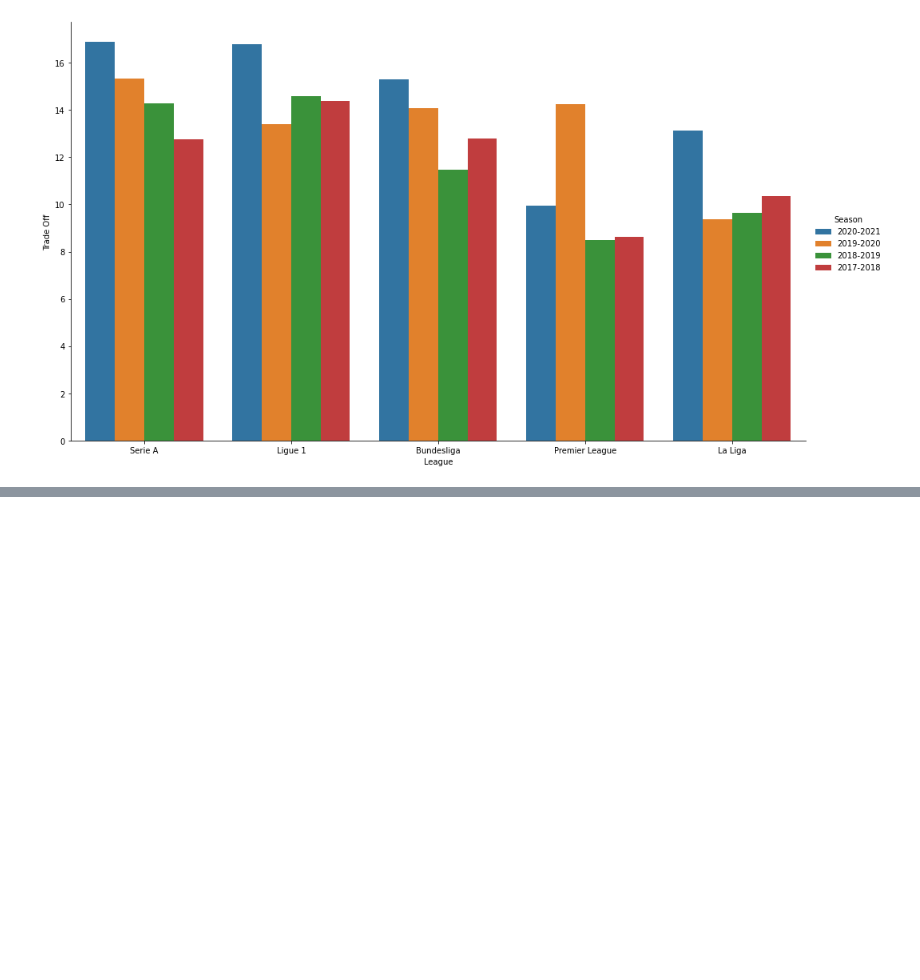
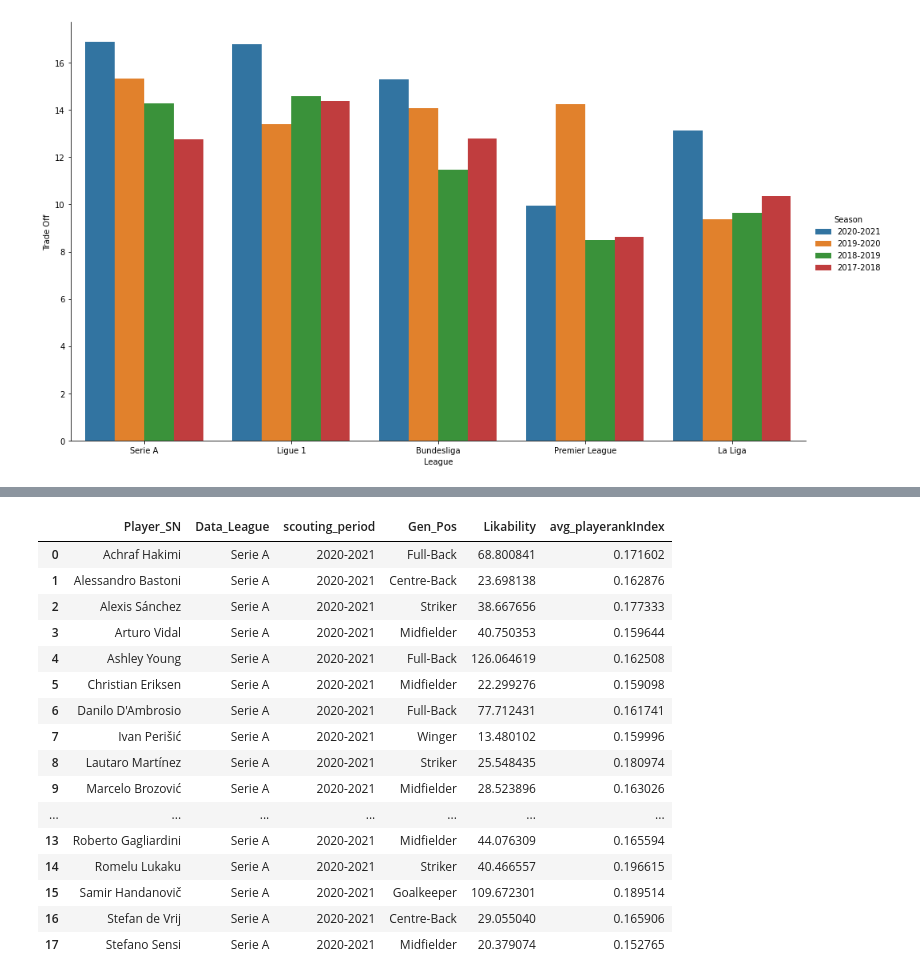
Before and after one commit to Alberto199810/Master-s-thesis-Moneyball-II, a Jupyter notebook: 03_Data Analytics/Moneyball Script.ipynb, the cells around one changed output, grey strips where cells are left out. Cells and saved outputs as stored; diff of their text form; code cells hidden in the pictures; blank space fills up the shorter version.

```diff
--- a/03_Data Analytics/Moneyball Script.ipynb
+++ b/03_Data Analytics/Moneyball Script.ipynb
@@ -247,0 +310,4 @@ g
+# %%
+vincitori = winners[(winners['League']=="Serie A")&(winners['Season'] == "2020-2021")]
+vincitori = vincitori.reset_index().drop(['index'], axis = 1)
+vincitori
@@ -247,0 +376,20 @@ g
+# %%
+bb
+# %% [output]
+|  | Player_SN | Data_League | scouting_period | Gen_Pos | Likability | avg_playerankIndex |
+| 0 | Achraf Hakimi | Serie A | 2020-2021 | Full-Back | 68.800841 | 0.171602 |
+| 1 | Alessandro Bastoni | Serie A | 2020-2021 | Centre-Back | 23.698138 | 0.162876 |
+| 2 | Alexis Sánchez | Serie A | 2020-2021 | Striker | 38.667656 | 0.177333 |
+| 3 | Arturo Vidal | Serie A | 2020-2021 | Midfielder | 40.750353 | 0.159644 |
+| 4 | Ashley Young | Serie A | 2020-2021 | Full-Back | 126.064619 | 0.162508 |
+| 5 | Christian Eriksen | Serie A | 2020-2021 | Midfielder | 22.299276 | 0.159098 |
+| 6 | Danilo D'Ambrosio | Serie A | 2020-2021 | Full-Back | 77.712431 | 0.161741 |
+| 7 | Ivan Perišić | Serie A | 2020-2021 | Winger | 13.480102 | 0.159996 |
+| 8 | Lautaro Martínez | Serie A | 2020-2021 | Striker | 25.548435 | 0.180974 |
+| 9 | Marcelo Brozović | Serie A | 2020-2021 | Midfielder | 28.523896 | 0.163026 |
+| ... | ... | ... | ... | ... | ... | ... |
+| 13 | Roberto Gagliardini | Serie A | 2020-2021 | Midfielder | 44.076309 | 0.165594 |
+| 14 | Romelu Lukaku | Serie A | 2020-2021 | Striker | 40.466557 | 0.196615 |
+| 15 | Samir Handanovič | Serie A | 2020-2021 | Goalkeeper | 109.672301 | 0.189514 |
+| 16 | Stefan de Vrij | Serie A | 2020-2021 | Centre-Back | 29.055040 | 0.165906 |
+| 17 | Stefano Sensi | Serie A | 2020-2021 | Midfielder | 20.379074 | 0.152765 |
```
Also changed, not shown: parts of 11 cells of this notebook, 1 other file.
